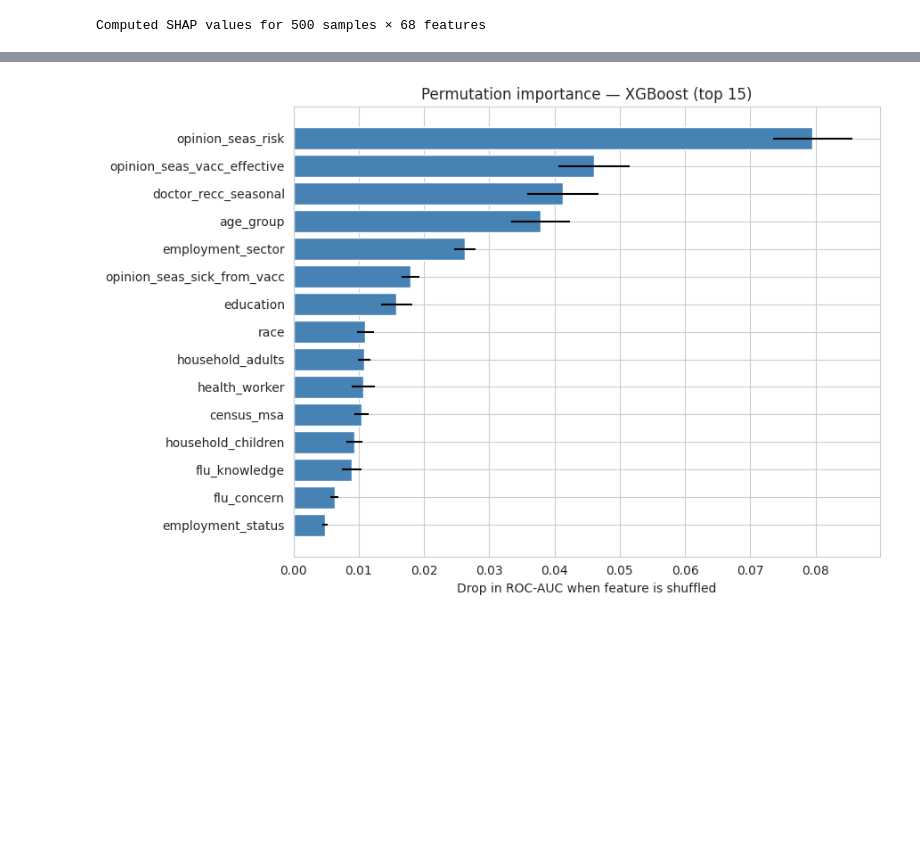
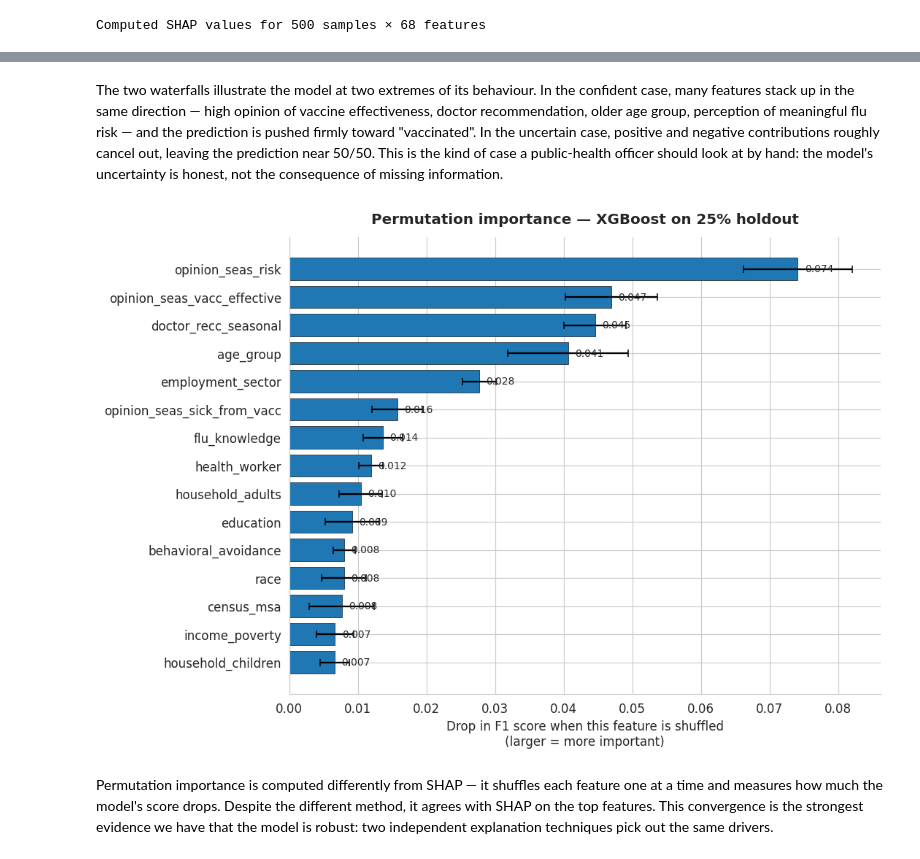
Before and after one commit to DATA-SCIENCE-HACKATHON-Group-12-32/data-science-challenge-group-A, a Jupyter notebook: dsc_main_group_A.ipynb, the cells around one changed output, grey strips where cells are left out. Saved outputs shown, nothing was run; the diff lists cells and outputs as text; code cells hidden in the pictures; blank space fills up the shorter version.

```diff
--- a/dsc_main_group_A.ipynb
+++ b/dsc_main_group_A.ipynb
@@ -283,0 +72,10 @@ PCA benchmark (different n_components, applied after StandardScaler):
+# %%
+url_train = "https://raw.githubusercontent.com/DATA-SCIENCE-HACKATHON-Group-12-32/data-science-challenge-group-A/main/dataset/dataset_A_training.csv"
+url_test = "https://raw.githubusercontent.com/DATA-SCIENCE-HACKATHON-Group-12-32/data-science-challenge-group-A/main/dataset/dataset_A_testing.csv"
+
+
+train = pd.read_csv(url_train)
+test  = pd.read_csv(url_test)
+print(f"Train: {train.shape}")
+print(f"Test : {test.shape}")
+train.head()
@@ -570,19 +801,32 @@ This respondent: predicted vaccination probability = 0.304
+# %% [markdown]
+The two waterfalls illustrate the model at two extremes of its behaviour. In the confident case, many features stack up in the same direction — high opinion of vaccine effectiveness, doctor recommendation, older age group, perception of meaningful flu risk — and the prediction is pushed firmly toward "vaccinated". In the uncertain case, positive and negative contributions roughly cancel out, leaving the prediction near 50/50. This is the kind of case a public-health officer should look at by hand: the model's uncertainty is honest, not the consequence of missing information.
 # %%
-#XAI 3: Permutation importance
+# XAI 3: Permutation importance
 perm = permutation_importance(xgb_pipeline, Xho_h, yho_h,
                               n_repeats=10, random_state=RANDOM_STATE,
-                              scoring='roc_auc', n_jobs=-1)
+                              scoring='f1', n_jobs=-1)
 perm_df = pd.DataFrame({
     'feature': X_full.columns,
     'importance_mean': perm.importances_mean,
-    'importance_std' : perm.importances_std,
+    'importance_std':  perm.importances_std,
 }).sort_values('importance_mean', ascending=False).head(15)
 
-fig, ax = plt.subplots(figsize=(9, 6))
+fig, ax = plt.subplots(figsize=(10, 7))
 ax.barh(perm_df['feature'][::-1], perm_df['importance_mean'][::-1],
-        xerr=perm_df['importance_std'][::-1], color='steelblue')
-ax.set_xlabel('Drop in ROC-AUC when feature is shuffled')
-ax.set_title('Permutation importance — XGBoost (top 15)')
+        xerr=perm_df['importance_std'][::-1],
+        color=PALETTE['vacc'], edgecolor='black', linewidth=0.4,
+        error_kw={'ecolor': 'black', 'capsize': 3})
+
+# Value labels at the end of each bar
+for i, v in enumerate(perm_df['importance_mean'][::-1]):
+    ax.text(v + 0.001, i, f'{v:.3f}', va='center', fontsize=9)
+
+ax.set_xlabel('Drop in F1 score when this feature is shuffled\n'
+              '(larger = more important)')
+ax.set_title('Permutation importance — XGBoost on 25% holdout', pad=12)
+ax.axvline(0, color='black', lw=0.5)
 plt.tight_layout(); plt.show()
 # %% [output]
-[figure, old version]
+[figure, new version]
+# %% [markdown]
+Permutation importance is computed differently from SHAP — it shuffles each feature one at a time and measures how much the model's score drops. Despite the different method, it agrees with SHAP on the top features. This convergence is the strongest evidence we have that the model is robust: two independent explanation techniques pick out the same drivers.
```
Also changed, not shown: parts of 80 cells of this notebook.
